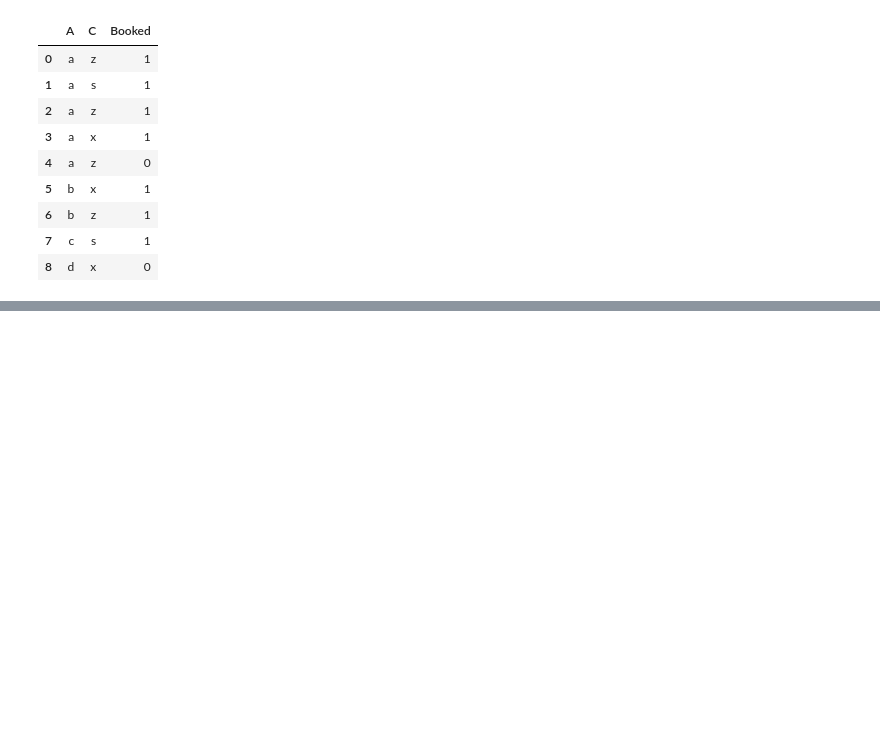
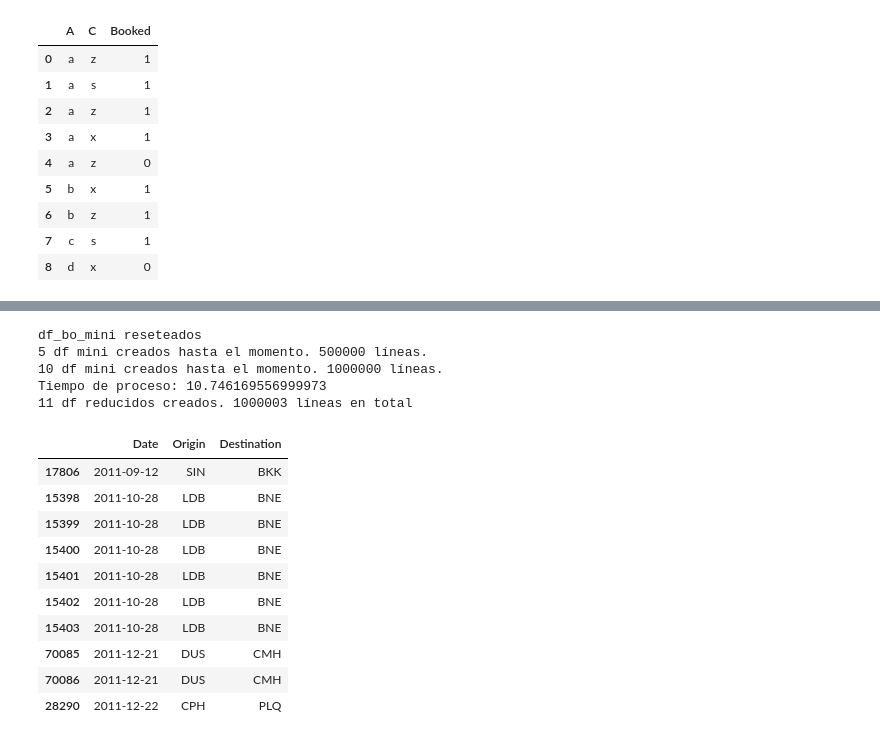
Before and after one commit to bdeotto/reto_Amadeus, a Jupyter notebook: reto_Amadeus.ipynb, the cells around one changed output, grey strips where cells are left out. Cells and saved outputs as stored; diff of their text form; code cells hidden in the pictures; blank space fills up the shorter version.

```diff
--- a/reto_Amadeus.ipynb
+++ b/reto_Amadeus.ipynb
@@ -1725,0 +1739,55 @@ df_toysebo
+# %%
+# Sigo simulando que los archivos son demasiado grandes para trabajar con ellos completos.
+
+# Fase1, primera etapa:  ordena cada chunk (dataframe mini de bookings) independiente.
+
+t_0=time.process_time()
+
+z=0
+while True:
+    try:
+        del globals()['df_bo_mini'+str(z)] # Asegura que no se cuelan variables de pruebas
+        z=z+1
+    except: break
+print ('df_bo_mini reseteados')
+
+rlvnt_cols_bo=['cre_date','dep_port','arr_port'] # según denominación en bookings (se cambia en esta etapa)
+
+len_df_bo_mini_sum_0=0 # recuento de lineas para comprobaciones
+bo_reader=pd.read_csv(path_bookings_clean, compression='bz2', iterator=True,\
+                     sep='^', chunksize=huge_chk, usecols=rlvnt_cols_bo)
+for i, df_bo in enumerate(bo_reader):
+    df_bo['cre_date']=df_bo['cre_date'].str[:10] # Sección relevante de la fecha
+    df_bo=df_bo.rename(columns={'cre_date':'Date','dep_port':'Origin','arr_port':'Destination'})
+    globals()['df_bo_mini'+str(i)]=df_bo.sort_values(df_bo.columns.tolist()) # en cada chunk independiente
+    len_df_bo_mini_i=len(globals()['df_bo_mini'+str(i)])
+    len_df_bo_mini_sum_0+=len_df_bo_mini_i
+    if (i+1)%5==0:
+        print (f'{i+1} df mini creados hasta el momento. {len_df_bo_mini_sum_0} líneas.')
+
+n_bo_mini=i+1 # núm. de df mini de bookings creados
+tempus=time.process_time()-t_0
+print (f'Tiempo de proceso: {tempus}')
+print (f'{n_bo_mini} df reducidos creados. {len_df_bo_mini_sum_0} líneas en total')
+# %% [output]
+df_bo_mini reseteados
+5 df mini creados hasta el momento. 500000 líneas.
+10 df mini creados hasta el momento. 1000000 líneas.
+Tiempo de proceso: 10.746169556999973
+11 df reducidos creados. 1000003 líneas en total
+# %%
+# Inspeccion/comprobación:
+
+globals()['df_bo_mini0'].head(10)
+# %% [output]
+|  | Date | Origin | Destination |
+| 17806 | 2011-09-12 | SIN | BKK |
+| 15398 | 2011-10-28 | LDB | BNE |
+| 15399 | 2011-10-28 | LDB | BNE |
+| 15400 | 2011-10-28 | LDB | BNE |
+| 15401 | 2011-10-28 | LDB | BNE |
+| 15402 | 2011-10-28 | LDB | BNE |
+| 15403 | 2011-10-28 | LDB | BNE |
+| 70085 | 2011-12-21 | DUS | CMH |
+| 70086 | 2011-12-21 | DUS | CMH |
+| 28290 | 2011-12-22 | CPH | PLQ |
```
Also changed, not shown: parts of 12 cells of this notebook.
